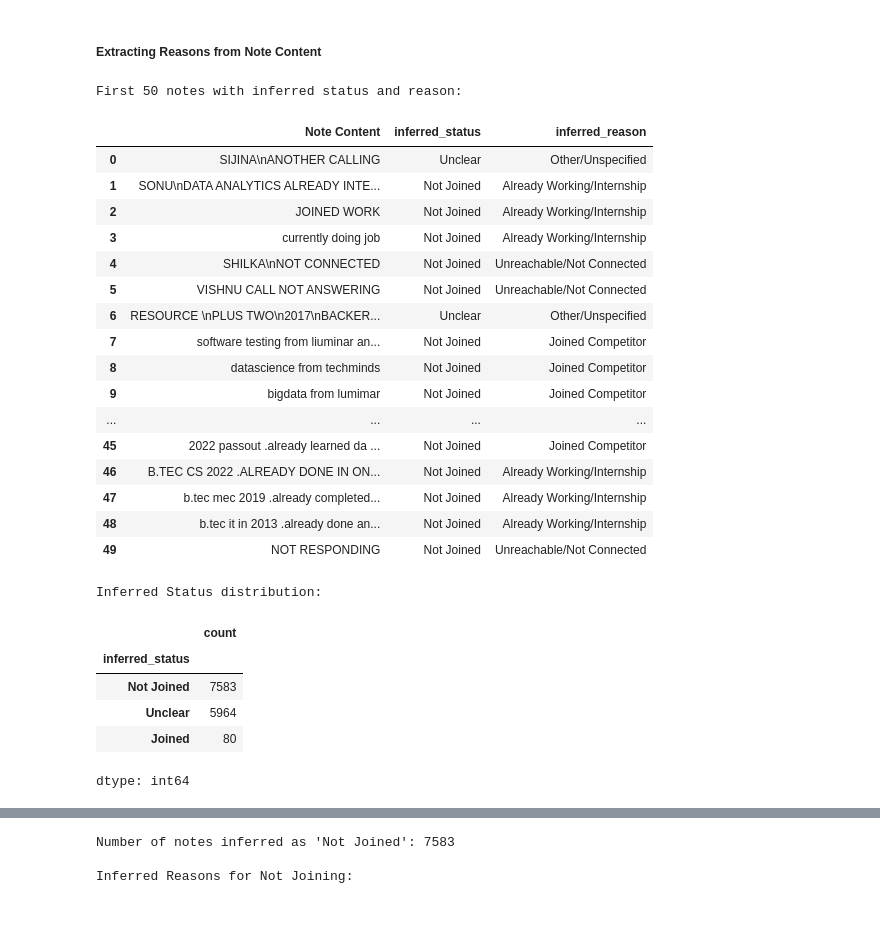
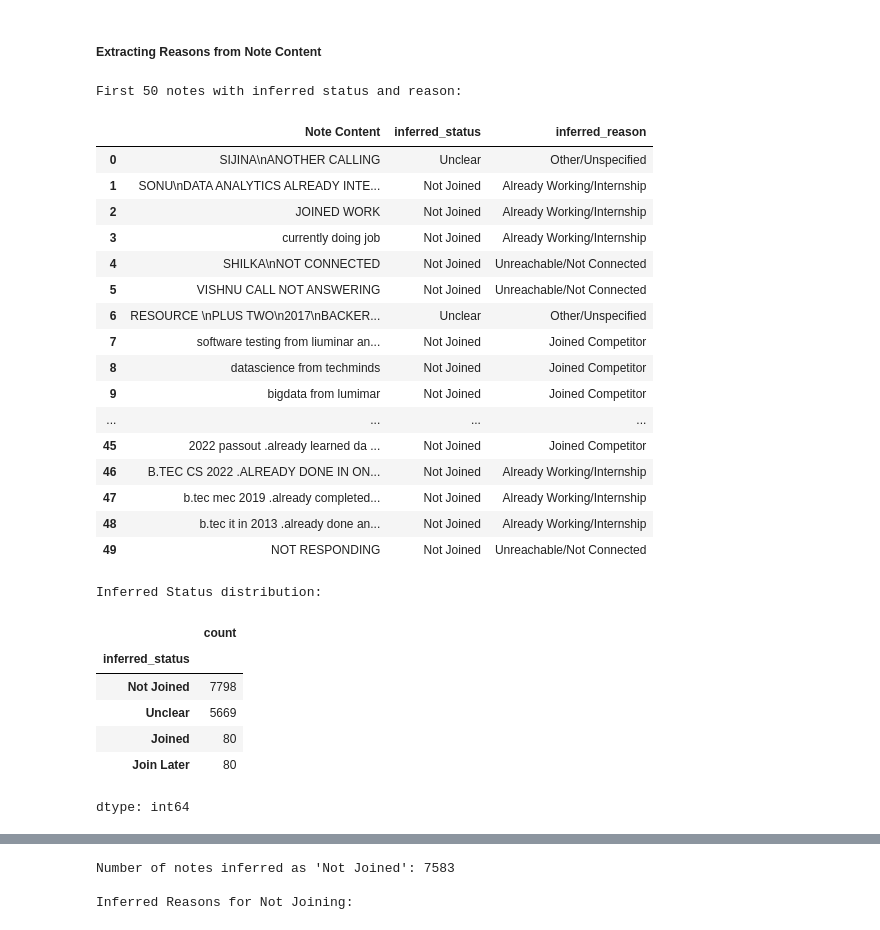
Before and after one commit to eldhosekroy/churn_prediction, a Jupyter notebook: Churn_data.ipynb, the cells around one changed output, grey strips where cells are left out. Drawn from its saved outputs; the diff is of its cells as text; code cells hidden in the pictures.

Commit message:
Analysis of notes

```diff
--- a/Churn_data.ipynb
+++ b/Churn_data.ipynb
@@ -1043,21 +1043,34 @@ def infer_status_and_reason_from_notes(sentences_list):
     ]
 
     # --- Not Joined Reasons Keywords ---
-    competitor_names_list = ['luminar', 'avodha', 'smec', 'liuminar', 'techminds', 'soften', 'techolas', 'lumimar', 'other institute']
-    completed_phrases_list = ['already done', 'already completed', 'already did', 'aloready completed'] # Typos considered
+    competitor_names_list = ['luminar', 'avodha', 'smec', 'liuminar', 'techminds', 'soften', 'techolas', 'lumimar', 'other institute', 'lum', 'excelr']
+    completed_phrases_list = ['already done', 'already completed', 'already did', 'aloready completed', 'doing', 'percuing'] # Typos considered
 
     # Keywords for "Join Later"
     join_later_keywords = ['join later', 'will join']
     month_names = ['jan', 'feb', 'mar', 'apr', 'may', 'jun', 'jul', 'aug', 'sep', 'oct', 'nov', 'dec']
 
-    # New keywords for "Details Shared/Collected" (leading to Unclear status)
-    details_shared_collected_keywords = ['details shared', 'details collected']
-
+    # New explicit phrases for "Details Shared/Collected (Candidate)"
+    candidate_details_phrases = [
+        'candidate details shared', 'student details shared', 'profile details shared',
+        'contact details shared', 'information shared about candidate',
+        'collected candidate details', 'collected student details', 'collected profile details',
+        'collected contact details', 'collected information about candidate',
+        'details shared with candidate', 'details collected from candidate'
+    ]
 
     # Check for 'Joined' status first
     for keyword in joined_keywords:
         if keyword in full_note_text:
             return 'Joined', 'N/A'
+
+    # --- Join Later Status Logic (moved to higher precedence) ---
+    if any(keyword in full_note_text for keyword in join_later_keywords):
+        return 'Join Later', 'N/A'
+    # Check for 'month name later' pattern
+    for month in month_names:
+        if re.search(r'\b' + month + r'\s+later\b', full_note_text):
+            return 'Join Later', 'N/A'
 
     # --- Not Joined Reasons Logic ---
 
@@ -1068,21 +1081,13 @@ def infer_status_and_reason_from_notes(sentences_list):
     if found_competitor_keyword and found_completed_phrase:
         return 'Not Joined', 'Joined Competitor'
 
-    # Priority 2: Check for 'Join Later'
-    if any(keyword in full_note_text for keyword in join_later_keywords):
-        return 'Not Joined', 'Join Later'
-    # Check for 'month name later' pattern
-    for month in month_names:
-        if re.search(r'\b' + month + r'\s+later\b', full_note_text):
-            return 'Not Joined', 'Join Later'
-
-    # Priority 3: Other 'Not Joined' reasons
+    # Priority 2: Other 'Not Joined' reasons
     not_joined_reasons = {
         'Joined Competitor': [
-            'luminar', 'avodha', 'smec', 'liuminar', 'techminds', 'soften', 'joined competitor', 'other institute', 'lumimar', 'techolas'
+            'lum', 'luminar', 'avodha', 'excelr', 'smec', 'liuminar', 'techminds', 'soften', 'joined competitor', 'other institute', 'lumimar', 'techolas'
         ],
         'Already Working/Internship': [
-            'already working', 'already job', 'doing job', 'doing internship', 'working experience', 'placed', 'joined work', 'already internship done', 'currently working',
+            'already working', 'already job', 'technopark', 'infopark', 'doing job', 'doing internship', 'working experience', 'placed', 'joined work', 'already internship done', 'currently working',
             'working as a',
             *completed_phrases_list # Unpack the phrases here if they are not with competitor
         ],
@@ -1121,9 +1126,9 @@ def infer_status_and_reason_from_notes(sentences_list):
                 return 'Not Joined', reason
 
     # --- Unclear Status Logic ---
-    # Handle "Details Shared/Collected" as Unclear
-    if any(keyword in full_note_text for keyword in details_shared_collected_keywords):
-        return 'Unclear', 'Details Shared/Collected'
+    # Handle "Details Shared/Collected (Candidate)" with explicit phrases
+    if any(phrase in full_note_text for phrase in candidate_details_phrases):
+        return 'Unclear', 'Details Shared/Collected (Candidate)'
 
 
     # If neither joined nor a clear not-joined reason, check for general interest/pending
@@ -1137,34 +1142,35 @@ def infer_status_and_reason_from_notes(sentences_list):
 # Apply the new function to the notes DataFrame
 notes[['inferred_status', 'inferred_reason']] = notes['sentences'].apply(lambda x: pd.Series(infer_status_and_reason_from_notes(x)))
 
 print("First 50 notes with inferred status and reason:")
 display(notes[['Note Content', 'inferred_status', 'inferred_reason']].head(50))
 
 print("\nInferred Status distribution:")
 display(notes['inferred_status'].value_counts())
 # %% [output]
 First 50 notes with inferred status and reason:
 |  | Note Content | inferred_status | inferred_reason |
 | 0 | SIJINA\nANOTHER CALLING | Unclear | Other/Unspecified |
 | 1 | SONU\nDATA ANALYTICS ALREADY INTE... | Not Joined | Already Working/Internship |
 | 2 | JOINED WORK | Not Joined | Already Working/Internship |
 | 3 | currently doing job | Not Joined | Already Working/Internship |
 | 4 | SHILKA\nNOT CONNECTED | Not Joined | Unreachable/Not Connected |
 | 5 | VISHNU CALL NOT ANSWERING | Not Joined | Unreachable/Not Connected |
 | 6 | RESOURCE \nPLUS TWO\n2017\nBACKER... | Unclear | Other/Unspecified |
 | 7 | software testing from liuminar an... | Not Joined | Joined Competitor |
 | 8 | datascience from techminds | Not Joined | Joined Competitor |
 | 9 | bigdata from lumimar | Not Joined | Joined Competitor |
 | ... | ... | ... | ... |
 | 45 | 2022 passout .already learned da ... | Not Joined | Joined Competitor |
 | 46 | B.TEC CS 2022 .ALREADY DONE IN ON... | Not Joined | Already Working/Internship |
 | 47 | b.tec mec 2019 .already completed... | Not Joined | Already Working/Internship |
 | 48 | b.tec it in 2013 .already done an... | Not Joined | Already Working/Internship |
 | 49 | NOT RESPONDING | Not Joined | Unreachable/Not Connected |
 Inferred Status distribution:
 |  | count |
 | inferred_status |  |
-| Not Joined | 7583 |
-| Unclear | 5964 |
+| Not Joined | 7798 |
+| Unclear | 5669 |
 | Joined | 80 |
+| Join Later | 80 |
 dtype: int64
```
Also changed, not shown: parts of 2 cells of this notebook.
